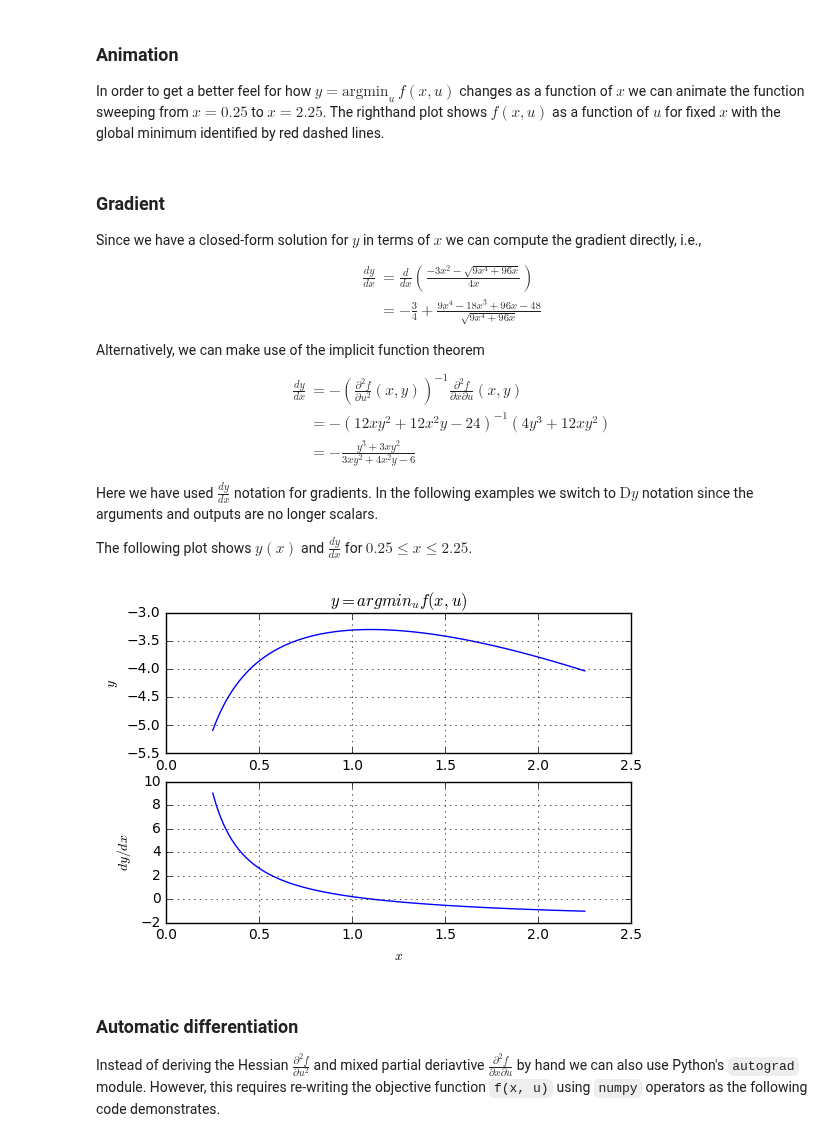
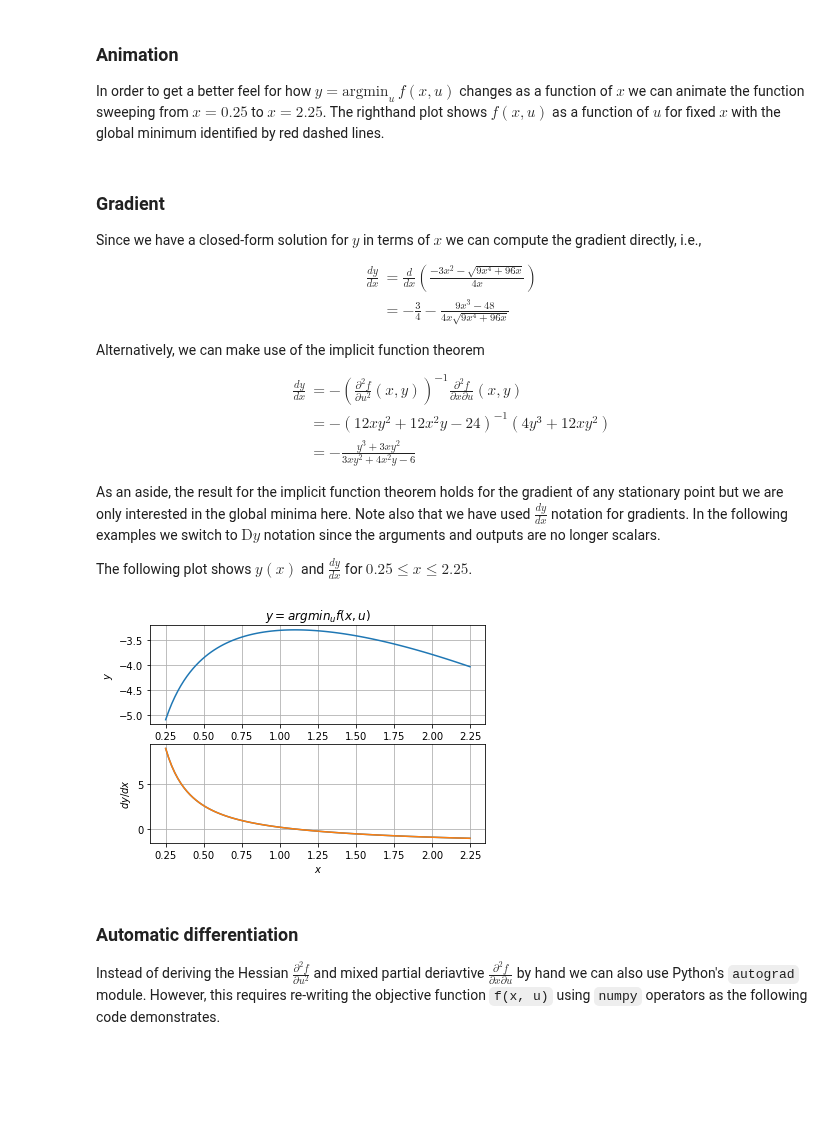
Before and after one commit to anucvml/ddn, a Jupyter notebook: tutorials/01_simple_worked_example.ipynb, the cells around one changed output. Saved outputs shown, nothing was run; the diff lists cells and outputs as text; code cells hidden in the pictures; blank space fills up the shorter version.

Commit message:
fixed gradient bug

```diff
--- a/tutorials/01_simple_worked_example.ipynb
+++ b/tutorials/01_simple_worked_example.ipynb
@@ -125,7 +125,7 @@ $$
 \begin{align*}
 \frac{dy}{dx}
 &= \frac{d}{dx} \left( \frac{-3x^2 - \sqrt{9x^4 + 96x}}{4x} \right) \\
-&= -\frac{3}{4} + \frac{9x^4 - 18x^3 + 96x - 48}{\sqrt{9x^4 + 96x}}
+&= -\frac{3}{4} - \frac{9x^3 - 48}{4x\sqrt{9x^4 + 96x}}
 \end{align*}
 $$
 
@@ -139,28 +139,36 @@ $$
 \end{align*}
 $$
 
-Here we have used $\frac{dy}{dx}$ notation for gradients. In the following examples we switch to $\text{D}y$ notation since the arguments and outputs are no longer scalars.
+As an aside, the result for the implicit function theorem holds for the gradient of any stationary point but we are only interested in the global minima here. Note also that we have used $\frac{dy}{dx}$ notation for gradients. In the following examples we switch to $\text{D}y$ notation since the arguments and outputs are no longer scalars.
 
 The following plot shows $y(x)$ and $\frac{dy}{dx}$ for $0.25 \leq x \leq 2.25$.
 # %%
-def gradient(x):
-    y = solve(x)
+def gradient_by_closed_form(x):
+    """Compute the gradient using the closed-form expression."""
+    delta = np.sqrt(9.0 * x ** 4 + 96.0 * x)
+    return -0.75 - (9.0 * x ** 3 - 48.0) / (4 * x * delta)
+
+def gradient_by_ift(x, y):
+    """Compute the gradient using the implicit function theorem result."""
     return -1.0 * (y ** 3 + 3.0 * x * y ** 2) / (3.0 * x * y ** 2 + 3.0 * x ** 2 * y - 6.0)
+
+y = [solve(xi) for xi in x]
 
 plt.figure()
 plt.subplot(2, 1, 1)
-plt.plot(x, [solve(xi) for xi in x])
+plt.plot(x, y)
 plt.grid()
 plt.title(r'$y = argmin_u f(x, u)$'); plt.ylabel(r'$y$')
 
 plt.subplot(2, 1, 2)
-plt.plot(x, [gradient(xi) for xi in x])
+plt.plot(x, [gradient_by_closed_form(xi) for xi in x])
+plt.plot(x, [gradient_by_ift(xi, yi) for xi, yi in zip(x, y)])
 plt.xlabel(r'$x$'); plt.ylabel(r'$dy/dx$')
 plt.grid()
 
 plt.show()
 # %% [output]
-[figure, old version]
+[figure, new version]
 # %% [markdown]
 ### Automatic differentiation
 
```
Also changed, not shown: parts of 3 cells of this notebook, 1 other file.
